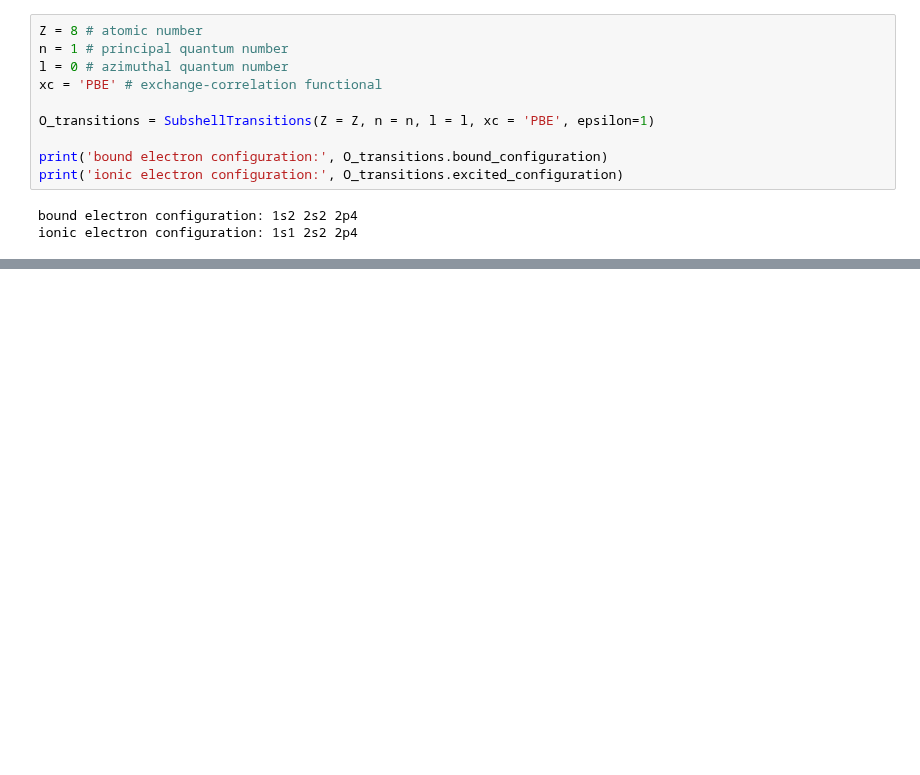
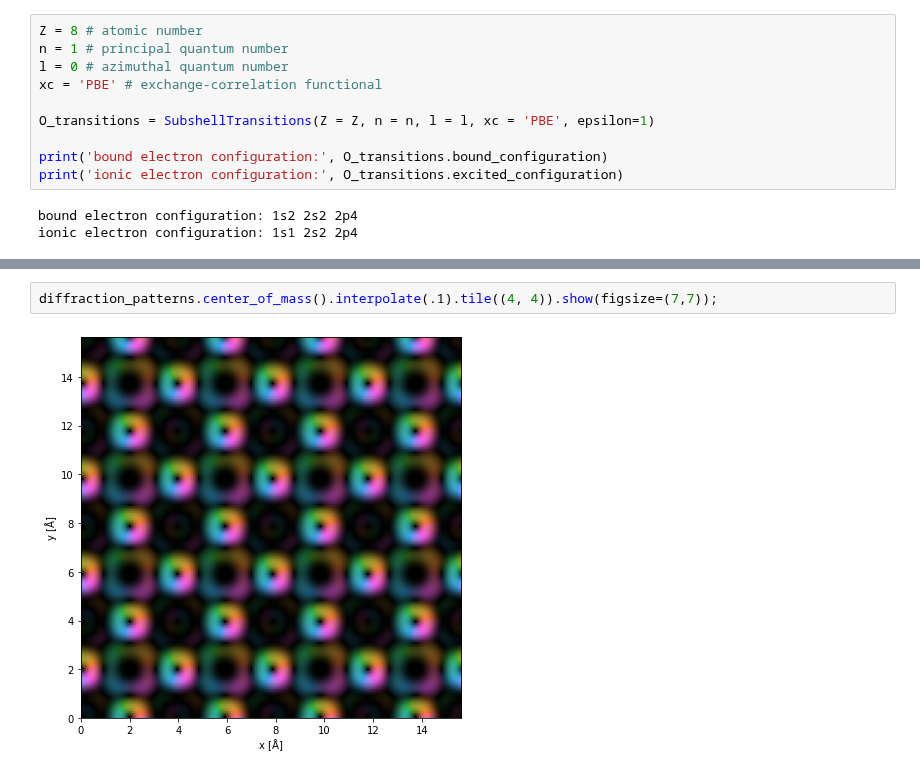
Before and after one commit to abTEM/abTEM, a Jupyter notebook: examples/dask/EFSTEM.ipynb, the cells around one changed output, grey strips where cells are left out. Drawn from its saved outputs; the diff is of its cells as text; blank space fills up the shorter version.

```diff
--- a/examples/dask/EFSTEM.ipynb
+++ b/examples/dask/EFSTEM.ipynb
@@ -63,0 +87,4 @@ measurements.interpolate(.1).tile((2,2)).show(cbar=True)
+# %%
+diffraction_patterns.center_of_mass().interpolate(.1).tile((4, 4)).show(figsize=(7,7));
+# %% [output]
+[figure, added]
```
Also changed, not shown: parts of 6 cells of this notebook, 1 other file.
